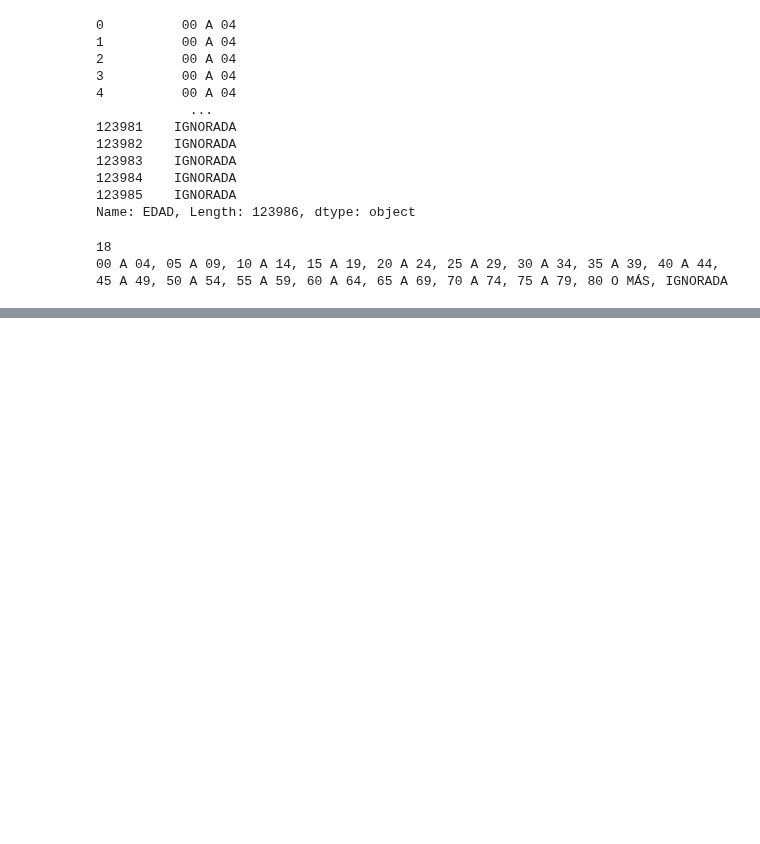
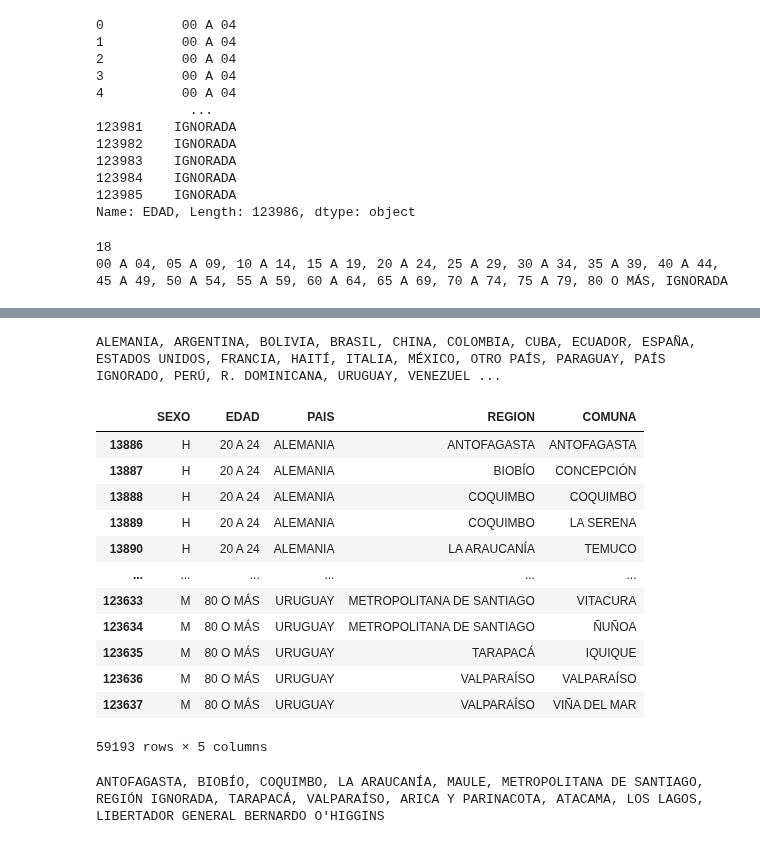
Before and after one commit to diegomacaya/proyecto_DataScience_DMS, a Jupyter notebook: src/explore.ipynb, the cells around one changed output, grey strips where cells are left out. Drawn from its saved outputs; the diff is of its cells as text; code cells hidden in the pictures; blank space fills up the shorter version.

```diff
--- a/src/explore.ipynb
+++ b/src/explore.ipynb
@@ -119,2 +132,31 @@ df_filtro_edades
+# %%
+paises = ', '.join(df_filtro_NaN['PAIS'].unique())
+print(paises)
+# %% [output]
+ALEMANIA, ARGENTINA, BOLIVIA, BRASIL, CHINA, COLOMBIA, CUBA, ECUADOR, ESPAÑA, ESTADOS UNIDOS, FRANCIA, HAITÍ, ITALIA, MÉXICO, OTRO PAÍS, PARAGUAY, PAÍS IGNORADO, PERÚ, R. DOMINICANA, URUGUAY, VENEZUEL ...
+# %%
+paises_seleccion = ['ALEMANIA','ARGENTINA','BRASIL','CHINA','COLOMBIA','ECUADOR','ESPAÑA','ESTADOS UNIDOS','FRANCIA','ITALIA','MÉXICO','PARAGUAY','R. DOMINICANA','URUGUAY']
+df_filtro_paises  = df_filtro_NaN[df_filtro_NaN['PAIS'].isin(paises_seleccion)]
+
+df_filtro_paises
+# %% [output]
+|  | SEXO | EDAD | PAIS | REGION | COMUNA |
+| 13886 | H | 20 A 24 | ALEMANIA | ANTOFAGASTA | ANTOFAGASTA |
+| 13887 | H | 20 A 24 | ALEMANIA | BIOBÍO | CONCEPCIÓN |
+| 13888 | H | 20 A 24 | ALEMANIA | COQUIMBO | COQUIMBO |
+| 13889 | H | 20 A 24 | ALEMANIA | COQUIMBO | LA SERENA |
+| 13890 | H | 20 A 24 | ALEMANIA | LA ARAUCANÍA | TEMUCO |
+| ... | ... | ... | ... | ... | ... |
+| 123633 | M | 80 O MÁS | URUGUAY | METROPOLITANA DE SANTIAGO | VITACURA |
+| 123634 | M | 80 O MÁS | URUGUAY | METROPOLITANA DE SANTIAGO | ÑUÑOA |
+| 123635 | M | 80 O MÁS | URUGUAY | TARAPACÁ | IQUIQUE |
+| 123636 | M | 80 O MÁS | URUGUAY | VALPARAÍSO | VALPARAÍSO |
+| 123637 | M | 80 O MÁS | URUGUAY | VALPARAÍSO | VIÑA DEL MAR |
+59193 rows × 5 columns
+# %%
+regiones = ', '.join(df_filtro_paises['REGION'].unique())
+print(regiones)
+# %% [output]
+ANTOFAGASTA, BIOBÍO, COQUIMBO, LA ARAUCANÍA, MAULE, METROPOLITANA DE SANTIAGO, REGIÓN IGNORADA, TARAPACÁ, VALPARAÍSO, ARICA Y PARINACOTA, ATACAMA, LOS LAGOS, LIBERTADOR GENERAL BERNARDO O'HIGGINS
 # %%
 import matplotlib.pyplot as plt
```
Also changed, not shown: parts of 6 cells of this notebook.
